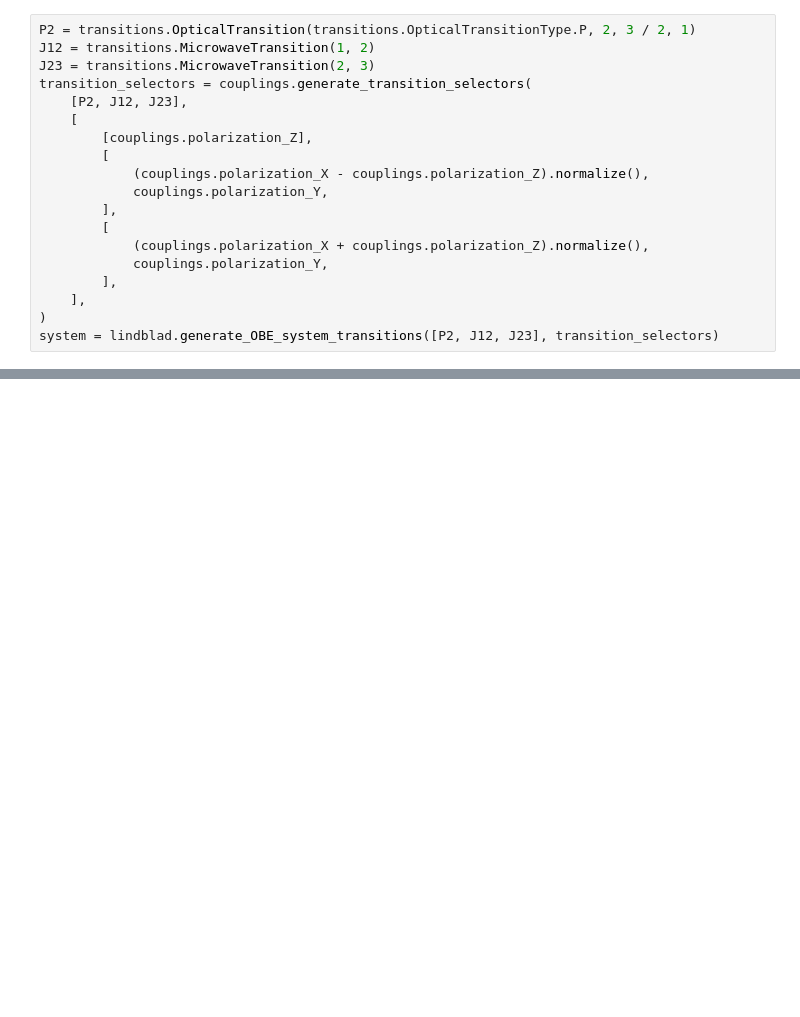
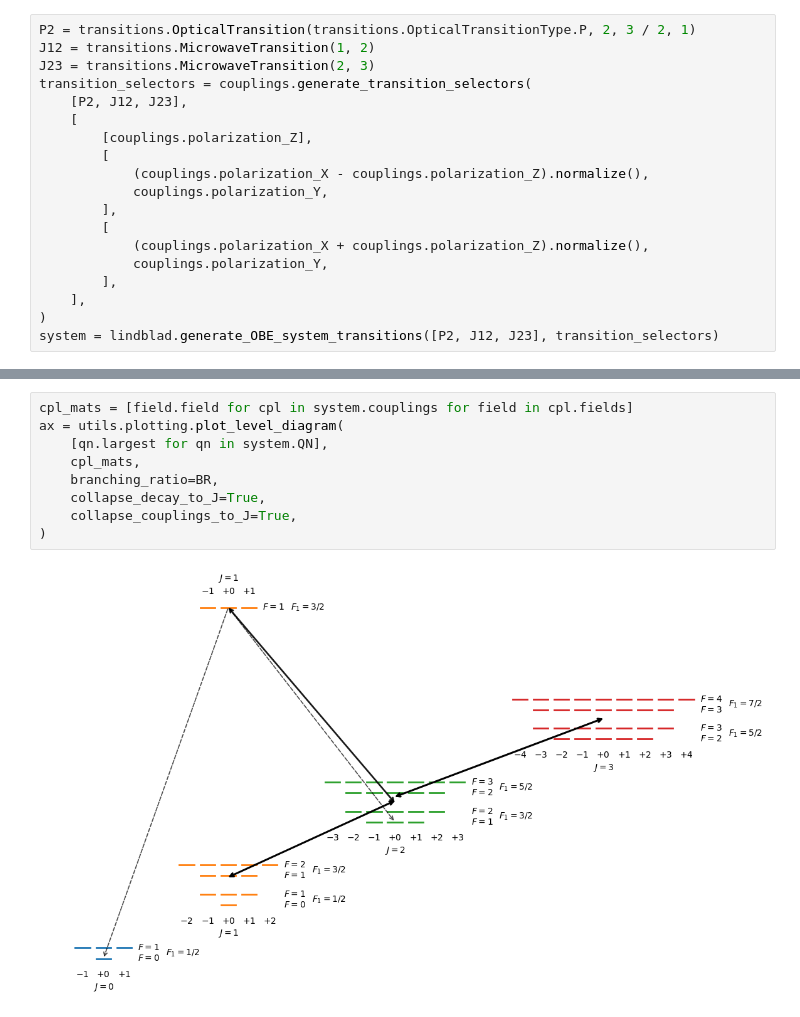
Before and after one commit to ograsdijk/CeNTREX-TlF, a Jupyter notebook: examples/lindblad/rotational_cooling.ipynb, the cells around one changed output, grey strips where cells are left out. Saved outputs shown, nothing was run; the diff lists cells and outputs as text; blank space fills up the shorter version.

```diff
--- a/examples/lindblad/rotational_cooling.ipynb
+++ b/examples/lindblad/rotational_cooling.ipynb
@@ -41,0 +62,11 @@ Matrix([
+# %%
+cpl_mats = [field.field for cpl in system.couplings for field in cpl.fields]
+ax = utils.plotting.plot_level_diagram(
+    [qn.largest for qn in system.QN],
+    cpl_mats,
+    branching_ratio=BR,
+    collapse_decay_to_J=True,
+    collapse_couplings_to_J=True,
+)
+# %% [output]
+[figure, added]
```
Also changed, not shown: parts of 4 cells of this notebook.
